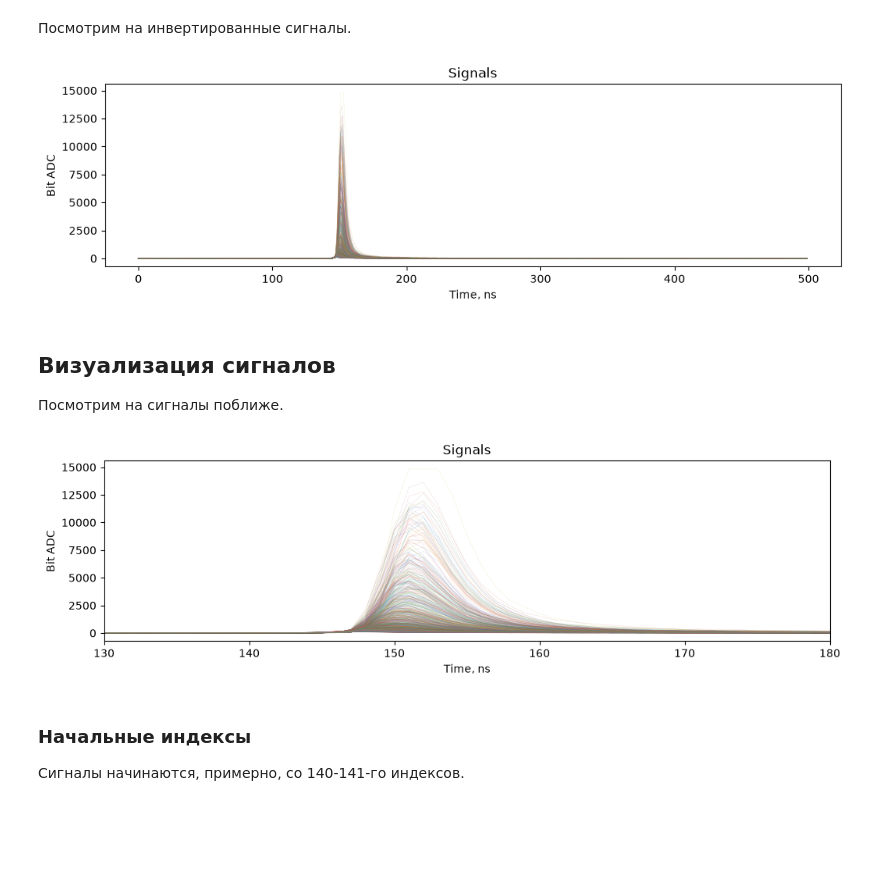
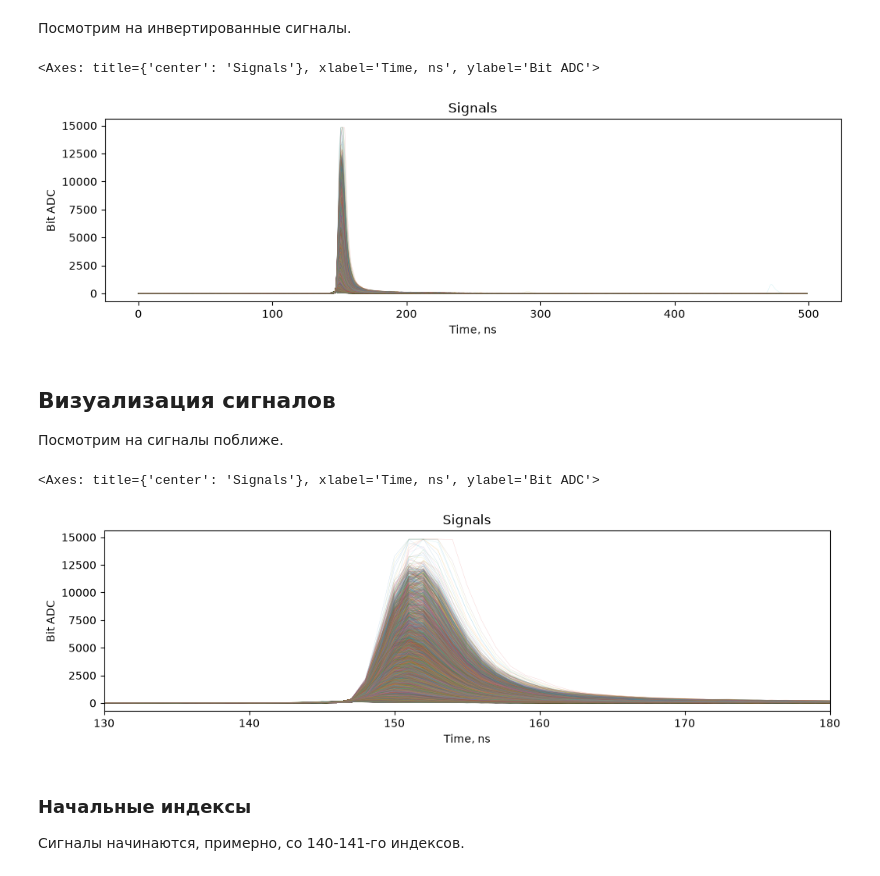
Before and after one commit to AlekseiAgarkov/kaggle_unsupervised_ml_signal_classification, a Jupyter notebook: notebooks/1_Exploratory_Data_Analysis.ipynb, the cells around one changed output. Saved outputs shown, nothing was run; the diff lists cells and outputs as text; code cells hidden in the pictures; blank space fills up the shorter version.

```diff
--- a/notebooks/1_Exploratory_Data_Analysis.ipynb
+++ b/notebooks/1_Exploratory_Data_Analysis.ipynb
@@ -88,19 +86,18 @@ assert df_raw.shape[0] == signal_count
 # %% [markdown]
 Посмотрим на инвертированные сигналы.
 # %%
-ax = df_raw.iloc[:1000].T.plot(**signals_title, **wide_plt, **thin)
-set_axis_labels(ax)
+plot_plain_signal(df_raw.iloc[:, :1000].T, **signals_title, **thin)
 # %% [output]
+<Axes: title={'center': 'Signals'}, xlabel='Time, ns', ylabel='Bit ADC'>
-[figure, old version]
+[figure, new version]
 # %% [markdown]
 ## Визуализация сигналов
 Посмотрим на сигналы поближе.
-# %%
-ax = df_raw.iloc[:1000].T.plot(**signals_title, **wide_plt, **thin)
-ax.set_xlim(130, 180)
-set_axis_labels(ax)
-# %% [output]
-[figure, removed]
+# %%
+plot_plain_signal(df_raw.iloc[:, :1000].T, xlim=(130, 180), **signals_title, **thin)
+# %% [output]
+<Axes: title={'center': 'Signals'}, xlabel='Time, ns', ylabel='Bit ADC'>
+[figure, added]
 # %% [markdown]
 ### Начальные индексы
 Сигналы начинаются, примерно, со 140-141-го индексов.
```
Also changed, not shown: parts of 20 cells of this notebook.
